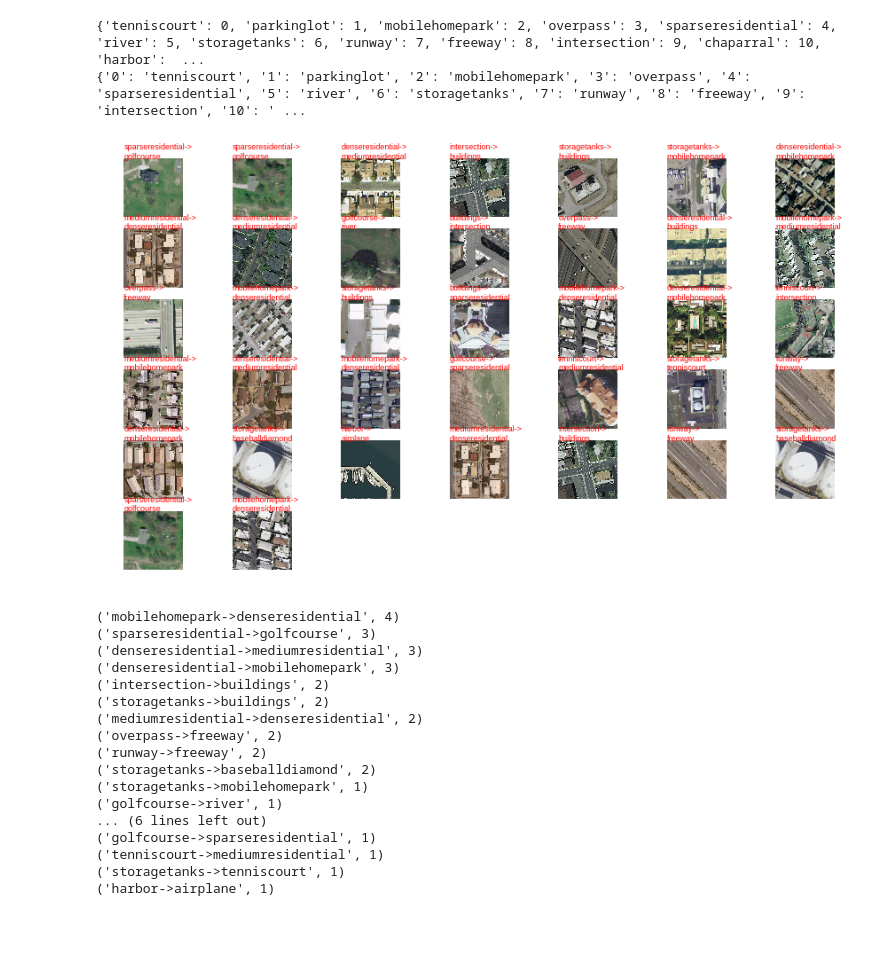
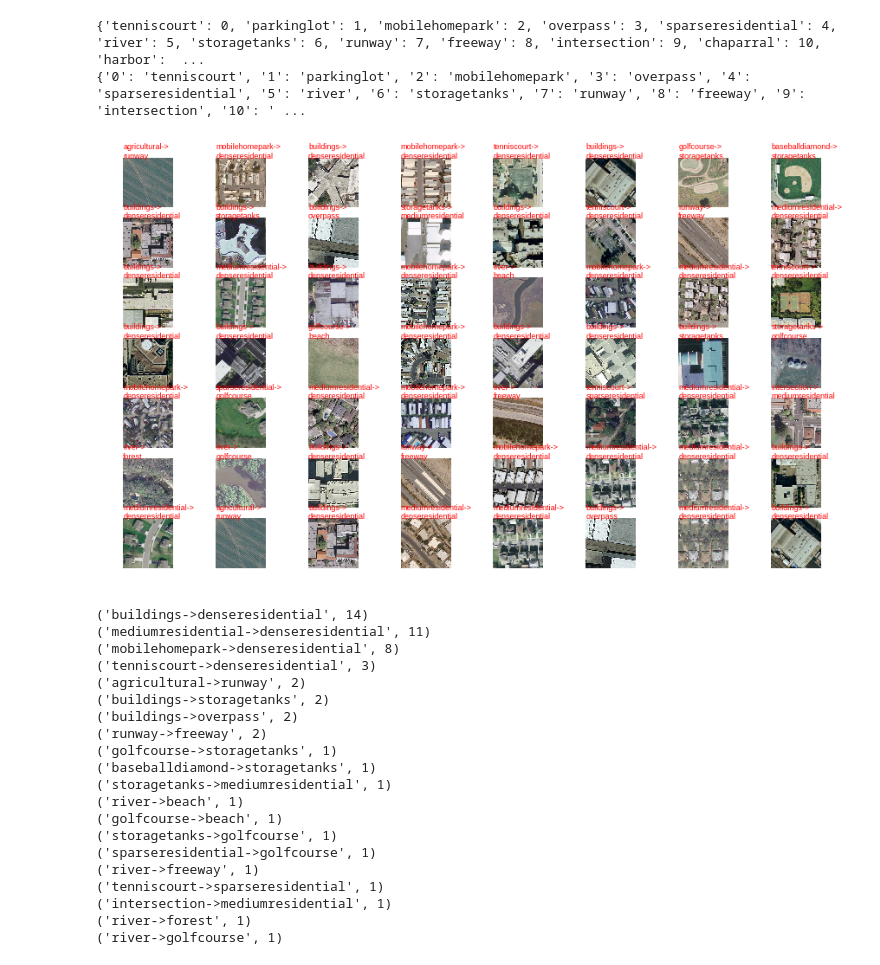
Before and after one commit to ll3091/ANLY-590-02-Deep-Learning-Project, a Jupyter notebook: DeepLearningProject.ipynb, the cells around one changed output. Saved outputs shown, nothing was run; the diff lists cells and outputs as text; code cells hidden in the pictures; blank space fills up the shorter version.

```diff
--- a/DeepLearningProject.ipynb
+++ b/DeepLearningProject.ipynb
@@ -98,7 +112,8 @@ from keras.optimizers import RMSprop
 Using TensorFlow backend.
 # %%
 # display an image from training data
-#! ls TrainSet/agricultural/
-plt.imshow(load_img("./TrainSet/agricultural/agricultural01.tif"))
+l = labels[0]
+f = os.listdir('./TrainSet/'+l+'/')
+plt.imshow(load_img('./TrainSet/'+l+'/'+f[0]))
 plt.show()
 # %% [output]
@@ -135,12 +150,12 @@ Found 420 images belonging to 21 classes.
 # %%
 # build CNN with transfer learning using VGG16
 conv_base = VGG16(weights="imagenet", include_top=False, input_shape=(256, 256, 3))
-model = Sequential()
-model.add(conv_base)
-model.add(Flatten())
-model.add(Dense(256, activation="relu"))
-model.add(Dense(21, activation="sigmoid"))
-model.summary()
+model1 = Sequential()
+model1.add(conv_base)
+model1.add(Flatten())
+model1.add(Dense(256, activation="relu"))
+model1.add(Dense(21, activation="sigmoid"))
+model1.summary()
 # %% [output]
 _________________________________________________________________
 Layer (type)                 Output Shape              Param #
@@ -169,10 +203,15 @@ model.trainable_weights
 # %%
 # compile model
-model.compile(loss="categorical_crossentropy", optimizer=RMSprop(1e-4), metrics=["acc"])
+model1.compile(loss="categorical_crossentropy", optimizer=RMSprop(1e-4), metrics=["acc"])
 # %%
+# load model weights
+#model.load_weights('VGGTransferLearning.h5')
+# or
 # train model
 # ~10 minutes to run when not busy
-transfer_learning_mod = model.fit_generator(train_generator, steps_per_epoch=100, epochs=5,
+transfer_learning_mod = model1.fit_generator(train_generator, steps_per_epoch=100, epochs=5,
                                             validation_data=test_generator, validation_steps=25)
+# save weights
+model1.save_weights('VGGTransferLearning.h5')
 # %% [output]
 Epoch 1/5
@@ -243,24 +299,27 @@ def eval_model(model, img_gen):
   [print(cnt) for cnt in Counter(misclass).most_common()]
 # %%
 # look at misclassifications
-eval_model(model, test_generator)
+eval_model(model1, test_generator)
 # %% [output]
-[figure, old version]
+[figure, new version]
-('mobilehomepark->denseresidential', 4)
-('sparseresidential->golfcourse', 3)
-('denseresidential->mediumresidential', 3)
-('denseresidential->mobilehomepark', 3)
-('intersection->buildings', 2)
-('storagetanks->buildings', 2)
-('mediumresidential->denseresidential', 2)
-('overpass->freeway', 2)
+('buildings->denseresidential', 14)
+('mediumresidential->denseresidential', 11)
+('mobilehomepark->denseresidential', 8)
+('tenniscourt->denseresidential', 3)
+('agricultural->runway', 2)
+('buildings->storagetanks', 2)
+('buildings->overpass', 2)
 ('runway->freeway', 2)
-('storagetanks->baseballdiamond', 2)
-('storagetanks->mobilehomepark', 1)
-('golfcourse->river', 1)
-... (6 lines left out)
-('golfcourse->sparseresidential', 1)
-('tenniscourt->mediumresidential', 1)
-('storagetanks->tenniscourt', 1)
-('harbor->airplane', 1)
+('golfcourse->storagetanks', 1)
+('baseballdiamond->storagetanks', 1)
+('storagetanks->mediumresidential', 1)
+('river->beach', 1)
+('golfcourse->beach', 1)
+('storagetanks->golfcourse', 1)
+('sparseresidential->golfcourse', 1)
+('river->freeway', 1)
+('tenniscourt->sparseresidential', 1)
+('intersection->mediumresidential', 1)
+('river->forest', 1)
+('river->golfcourse', 1)
 # %%
```
Also changed, not shown: parts of 32 cells of this notebook.
